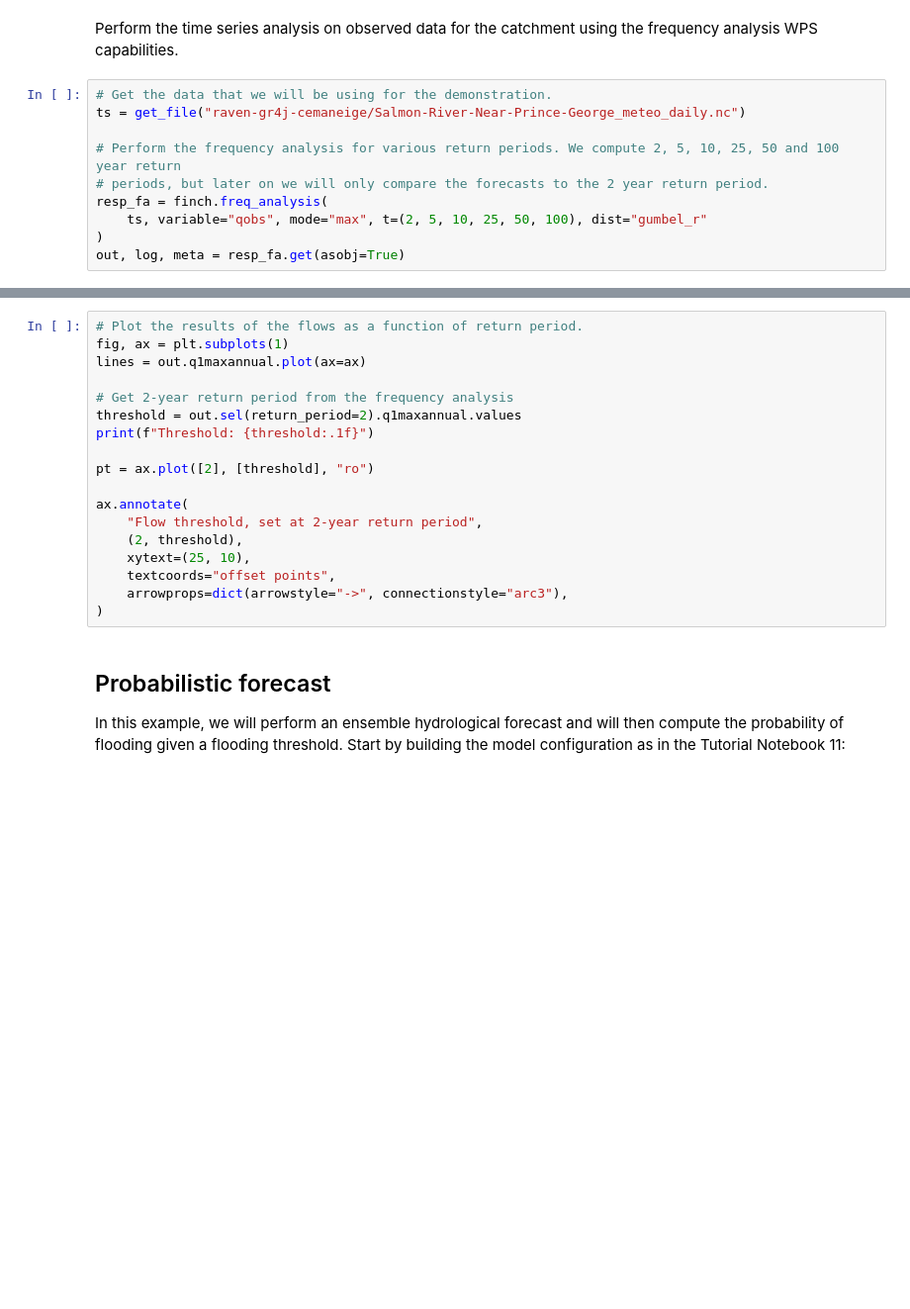
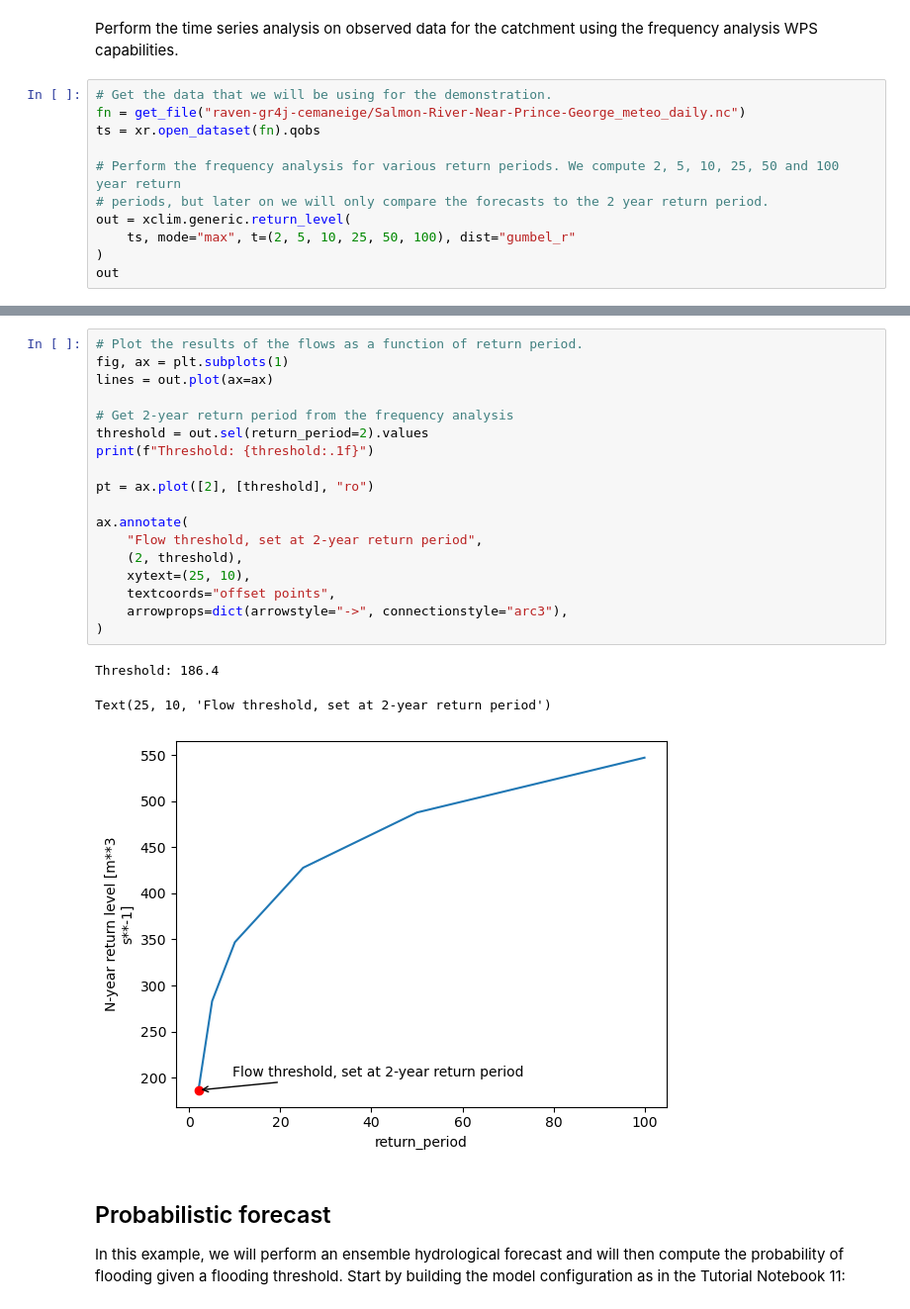
Before and after one commit to CSHS-CWRA/RavenPy, a Jupyter notebook: docs/notebooks/Assess_probabilistic_flood_risk.ipynb, the cells around one changed output, grey strips where cells are left out. Shown at 99% size. Drawn from its saved outputs; the diff is of its cells as text; blank space fills up the shorter version.

```diff
--- a/docs/notebooks/Assess_probabilistic_flood_risk.ipynb
+++ b/docs/notebooks/Assess_probabilistic_flood_risk.ipynb
@@ -26,11 +20,12 @@ finch = WPSClient(finch_url)
 Perform the time series analysis on observed data for the catchment using the frequency analysis WPS capabilities.
 # %%
 # Get the data that we will be using for the demonstration.
-ts = get_file("raven-gr4j-cemaneige/Salmon-River-Near-Prince-George_meteo_daily.nc")
+fn = get_file("raven-gr4j-cemaneige/Salmon-River-Near-Prince-George_meteo_daily.nc")
+ts = xr.open_dataset(fn).qobs
 
 # Perform the frequency analysis for various return periods. We compute 2, 5, 10, 25, 50 and 100 year return
 # periods, but later on we will only compare the forecasts to the 2 year return period.
-resp_fa = finch.freq_analysis(
-    ts, variable="qobs", mode="max", t=(2, 5, 10, 25, 50, 100), dist="gumbel_r"
+out = xclim.generic.return_level(
+    ts, mode="max", t=(2, 5, 10, 25, 50, 100), dist="gumbel_r"
 )
-out, log, meta = resp_fa.get(asobj=True)
+out
@@ -37,21 +49,25 @@ out, log, meta = resp_fa.get(asobj=True)
 # %%
 # Plot the results of the flows as a function of return period.
 fig, ax = plt.subplots(1)
-lines = out.q1maxannual.plot(ax=ax)
+lines = out.plot(ax=ax)
 
 # Get 2-year return period from the frequency analysis
-threshold = out.sel(return_period=2).q1maxannual.values
+threshold = out.sel(return_period=2).values
 print(f"Threshold: {threshold:.1f}")
 
 pt = ax.plot([2], [threshold], "ro")
 
 ax.annotate(
     "Flow threshold, set at 2-year return period",
     (2, threshold),
     xytext=(25, 10),
     textcoords="offset points",
     arrowprops=dict(arrowstyle="->", connectionstyle="arc3"),
 )
+# %% [output]
+Threshold: 186.4
+Text(25, 10, 'Flow threshold, set at 2-year return period')
+[figure, added]
 # %% [markdown]
 ## Probabilistic forecast
 
```
Also changed, not shown: parts of 6 cells of this notebook, 9 other files.
